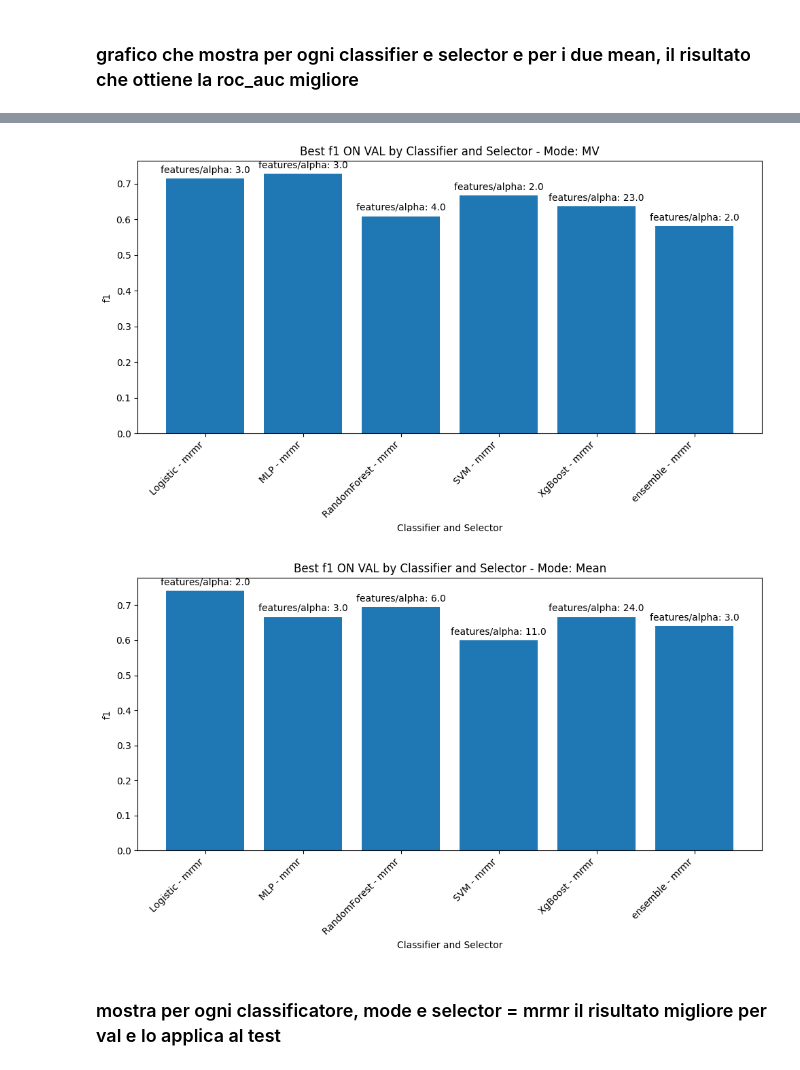
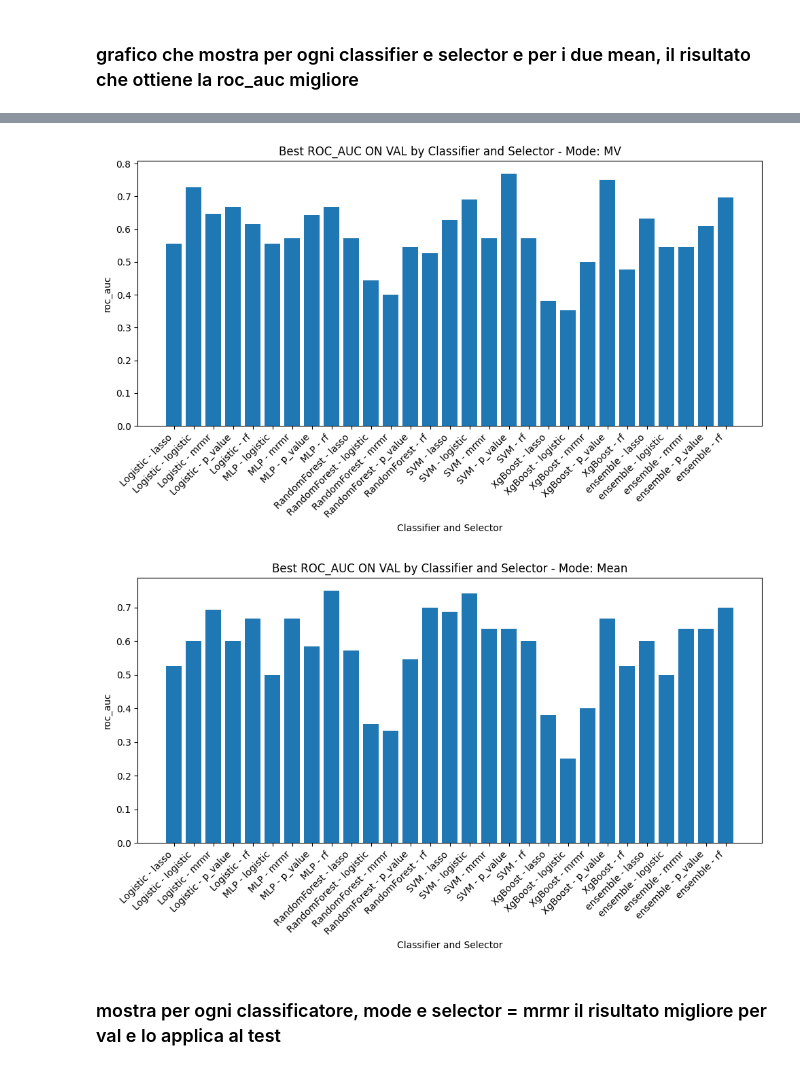
Before and after one commit to alessiamenozzi/ThesisPlaques, a Jupyter notebook: Classificatori/Classificazione2DFINAL.ipynb, the cells around one changed output, grey strips where cells are left out. Drawn from its saved outputs; the diff is of its cells as text; code cells hidden in the pictures.

```diff
--- a/Classificatori/Classificazione2DFINAL.ipynb
+++ b/Classificatori/Classificazione2DFINAL.ipynb
@@ -431,7 +474,7 @@ def classification_method(selector, alpha, classifier, x_train_expanded, y_train
 
 
     conf= confusion_matrix(y_test, best_prediction)
-    return best_f1_score, best_precision, best_recall, conf, test_accuracy, precision, recall, pr_auc, roc_auc, best_threshold, number_features, selected_features, classifier
+    return best_f1_score, best_precision, best_recall, conf, test_accuracy, precision, recall, pr_auc, roc_auc, best_threshold, number_features, selected_features
 
 
 
@@ -623,7 +657,7 @@ for mode in modes:
                                         voting='soft'  # 'soft' usa le probabilità di classe, 'hard' usa le predizioni di classe
                                         )
 
-                              best_f1_score, best_precision, best_recall, conf, test_accuracy, precision, recall, pr_auc, roc_auc, bt, number_features, selected_features, _= classification_method(
+                              best_f1_score, best_precision, best_recall, conf, test_accuracy, precision, recall, pr_auc, roc_auc, bt, number_features, selected_features_= classification_method(
                                    selector, alpha, classi, x_train_expanded, y_train_expanded,
                                    patients_val, y_val, final_patients_val, 0, mode, thresholds=0.5
                               )
@@ -671,7 +705,7 @@ for mode in modes:
                                         voting='soft'  # 'soft' usa le probabilità di classe, 'hard' usa le predizioni di classe
                                         )
 
-                              best_f1_score, best_precision, best_recall, conf, test_accuracy, precision, recall, pr_auc, roc_auc, bt, number_features, selected_features, _= classification_method(
+                              best_f1_score, best_precision, best_recall, conf, test_accuracy, precision, recall, pr_auc, roc_auc, bt, number_features, selected_features= classification_method(
                                    selector, alpha, classi, x_train_expanded1, y_train_expanded1,
                                    patients_test, y_test, final_patients_test, 0, mode, thresholds=0.5
                               )
@@ -727,7 +761,7 @@ for mode in modes:
                                              voting='soft'  # 'soft' usa le probabilità di classe, 'hard' usa le predizioni di classe
                                              )
 
-                                   best_f1_score, best_precision, best_recall, conf, test_accuracy, precision, recall, pr_auc, roc_auc, bt, _, selected_features, _= classification_method(
+                                   best_f1_score, best_precision, best_recall, conf, test_accuracy, precision, recall, pr_auc, roc_auc, bt, _, selected_features= classification_method(
                                         selector, 0, classi, x_train_expanded, y_train_expanded,
                                         patients_val, y_val, final_patients_val, t, mode, thresholds=0.5
                                    )
@@ -771,7 +805,7 @@ for mode in modes:
                                              voting='soft'  # 'soft' usa le probabilità di classe, 'hard' usa le predizioni di classe
                                              )
 
-                                   best_f1_score, best_precision, best_recall, conf, test_accuracy, precision, recall, pr_auc, roc_auc, bt, number_features, selected_features, _= classification_method(
+                                   best_f1_score, best_precision, best_recall, conf, test_accuracy, precision, recall, pr_auc, roc_auc, bt, number_features, selected_features= classification_method(
                                         selector, 0, classi, x_train_expanded1, y_train_expanded1,
                                         patients_test, y_test, final_patients_test, t, mode, thresholds=0.5
                                    )
@@ -1035,8 +1071,9 @@ df = pd.DataFrame(results_test)
 # Filter by mode and selector 'mrmr', and select the best f1 for each classifier and selector
 def get_best_results_by_mode(mode, df):
     # Filter by mode and selector = 'mrmr'
-    mode_df = df[(df['mode'] == mode) & (df['selector'] == 'mrmr')]
-    best_results = mode_df.loc[mode_df.groupby(['classifier', 'selector'])['f1'].idxmax()]
+    #mode_df = df[(df['mode'] == mode) & (df['selector'] == 'mrmr')]
+    mode_df = df[(df['mode'] == mode)]
+    best_results = mode_df.loc[mode_df.groupby(['classifier', 'selector'])['roc_auc'].idxmax()]
     return best_results
 
 # Get the best results for both modes 'MV' and 'Mean', and only where selector='mrmr'
@@ -1058,13 +1095,13 @@ def plot_best_results(best_results, mode):
         features_or_alpha_values.append(features_or_alpha)
 
     ax.bar(labels, f1_values)
-    ax.set_title(f"Best f1 ON TEST by Classifier and Selector - Mode: {mode}")
+    ax.set_title(f"Best ROC AUC ON TEST by Classifier and Selector - Mode: {mode}")
     ax.set_xlabel("Classifier and Selector")
-    ax.set_ylabel("f1")
+    ax.set_ylabel("roc_auc")
 
     # Annotate the bars with the number of features/alpha
-    for i, val in enumerate(f1_values):
-        ax.text(i, val + 0.01, f"features/alpha: {features_or_alpha_values[i]}", ha='center', va='bottom')
+    #for i, val in enumerate(f1_values):
+        #ax.text(i, val + 0.01, f"features/alpha: {features_or_alpha_values[i]}", ha='center', va='bottom')
 
     plt.xticks(rotation=45, ha="right")
     plt.tight_layout()
@@ -1088,8 +1125,9 @@ df = pd.DataFrame(results_val)
 # Filter by mode and selector 'mrmr', and select the best f1 for each classifier and selector
 def get_best_results_by_mode(mode, df):
     # Filter by mode and selector = 'mrmr'
-    mode_df = df[(df['mode'] == mode) & (df['selector'] == 'mrmr')]
-    best_results = mode_df.loc[mode_df.groupby(['classifier', 'selector'])['f1'].idxmax()]
+    #mode_df = df[(df['mode'] == mode) & (df['selector'] == 'mrmr')]
+    mode_df = df[(df['mode'] == mode)]
+    best_results = mode_df.loc[mode_df.groupby(['classifier', 'selector'])['roc_auc'].idxmax()]
     return best_results
 
 # Get the best results for both modes 'MV' and 'Mean', and only where selector='mrmr'
@@ -1098,39 +1136,39 @@ best_results_mean = get_best_results_by_mode('Mean', df)
 
 # Create a plot for each mode
 def plot_best_results(best_results, mode):
     fig, ax = plt.subplots(figsize=(10, 6))
     labels = []
     f1_values = []
     features_or_alpha_values = []
 
     for index, row in best_results.iterrows():
         label = f"{row['classifier']} - {row['selector']}"
         features_or_alpha = row['alpha'] if row['selector'] == 'lasso' else row['num_features']
         labels.append(label)
         f1_values.append(row['f1'])
         features_or_alpha_values.append(features_or_alpha)
 
     ax.bar(labels, f1_values)
-    ax.set_title(f"Best f1 ON VAL by Classifier and Selector - Mode: {mode}")
+    ax.set_title(f"Best ROC_AUC ON VAL by Classifier and Selector - Mode: {mode}")
     ax.set_xlabel("Classifier and Selector")
-    ax.set_ylabel("f1")
+    ax.set_ylabel("roc_auc")
 
     # Annotate the bars with the number of features/alpha
-    for i, val in enumerate(f1_values):
-        ax.text(i, val + 0.01, f"features/alpha: {features_or_alpha_values[i]}", ha='center', va='bottom')
+    #for i, val in enumerate(f1_values):
+        #ax.text(i, val + 0.01, f"features/alpha: {features_or_alpha_values[i]}", ha='center', va='bottom')
 
     plt.xticks(rotation=45, ha="right")
     plt.tight_layout()
     plt.show()
 
 # Plot for MV mode with selector 'mrmr'
 plot_best_results(best_results_mv, 'MV')
 
 # Plot for Mean mode with selector 'mrmr'
 plot_best_results(best_results_mean, 'Mean')
 # %% [output]
-[figure, old version]
+[figure, new version]
-[figure, old version]
+[figure, new version]
 # %% [markdown]
 ### mostra per ogni classificatore, mode e selector = mrmr il risultato migliore per val e lo applica al test
 # %%
```
Also changed, not shown: parts of 14 cells of this notebook, 2 other files.
